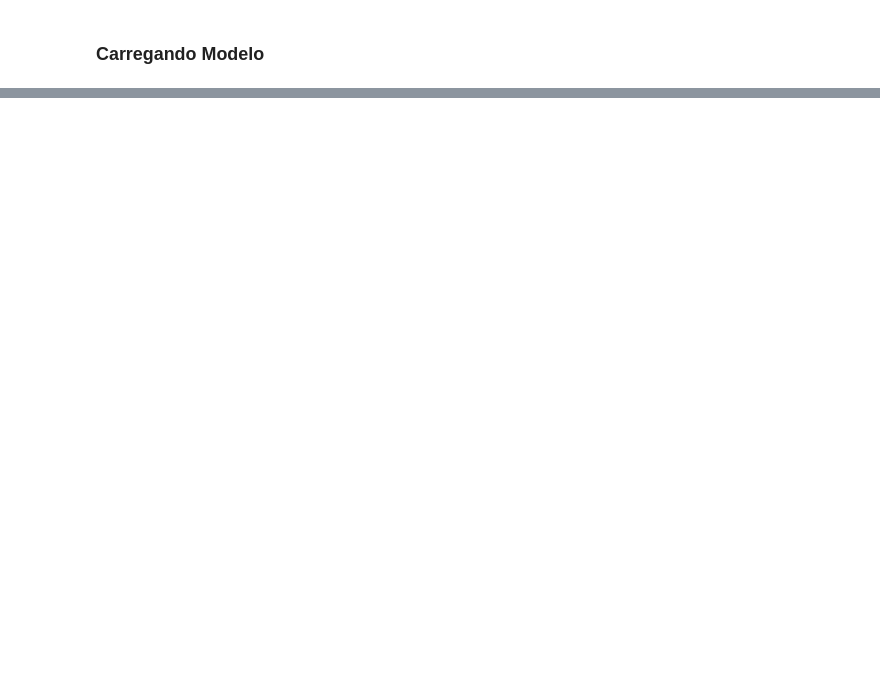
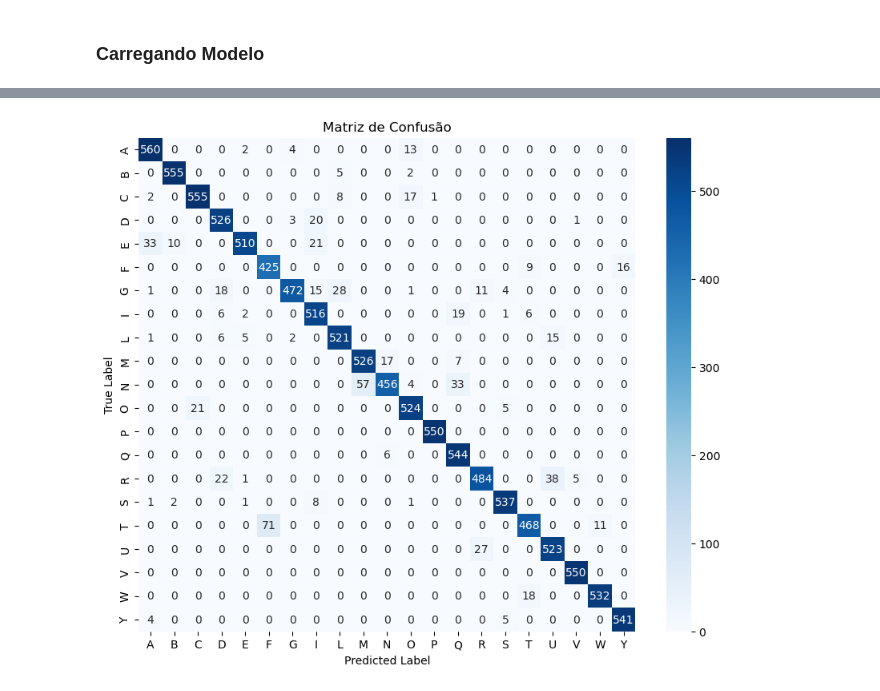
Before and after one commit to julioquevdo/libras, a Jupyter notebook: metrics.ipynb, the cells around one changed output, grey strips where cells are left out. Drawn from its saved outputs; the diff is of its cells as text; code cells hidden in the pictures; blank space fills up the shorter version.

```diff
--- a/metrics.ipynb
+++ b/metrics.ipynb
@@ -32,8 +33,8 @@ test_dataset = tf.keras.preprocessing.image_dataset_from_directory(
 )
 
 # Determinar classes
-class_names = train_dataset.class_names
-print("Classes detectadas:", class_names)
+nome_classes = train_dataset.class_names
+print("Classes detectadas:", nome_classes)
 
 # Otimização
 AUTOTUNE = tf.data.AUTOTUNE
@@ -107,13 +66,13 @@ y_true = np.array(y_true)
 y_pred = np.array(y_pred)
 
 # Obter os nomes das classes
-target_names = class_names  # Obtido anteriormente do dataset
+target_nomes = nome_classes  # Obtido anteriormente do dataset
 
 # Confusion Matrix
 cm = confusion_matrix(y_true, y_pred)
 
 # Função para exibir a matriz de confusão como gráfico de calor
-def plot_confusion_matrix(cm, target_names, title='Confusion Matrix', normalize=False):
+def plot_confusion_matrix(cm, target_nomes, title='Matriz de Confusão', normalize=False):
     if normalize:
         cm = cm.astype('float') / cm.sum(axis=1)[:, np.newaxis]
         fmt = ".2f"
@@ -121,16 +80,9 @@ def plot_confusion_matrix(cm, target_names, title='Confusion Matrix', normalize=
         fmt = "d"
 
     plt.figure(figsize=(10, 8))
-    sns.heatmap(cm, annot=True, fmt=fmt, cmap="Blues", xticklabels=target_names, yticklabels=target_names)
+    sns.heatmap(cm, annot=True, fmt=fmt, cmap="Blues", xticklabels=target_nomes, yticklabels=target_nomes)
     plt.title(title)
     plt.ylabel('True Label')
     plt.xlabel('Predicted Label')
     plt.show()
-
-# Plot da matriz de confusão
-plot_confusion_matrix(cm, target_names, normalize=False, title='Confusion Matrix')
-
-# Classification Report
-print('Classification Report')
-print(classification_report(y_true, y_pred, target_names=target_names))
 # %% [output]
@@ -171,0 +106,5 @@ weighted avg       0.94      0.94      0.94     11548
+# %%
+# Plot da matriz de confusão
+plot_confusion_matrix(cm, target_nomes, normalize=False, title='Matriz de Confusão')
+# %% [output]
+[figure, added]
```
Also changed, not shown: parts of 9 cells of this notebook, 2 other files.
